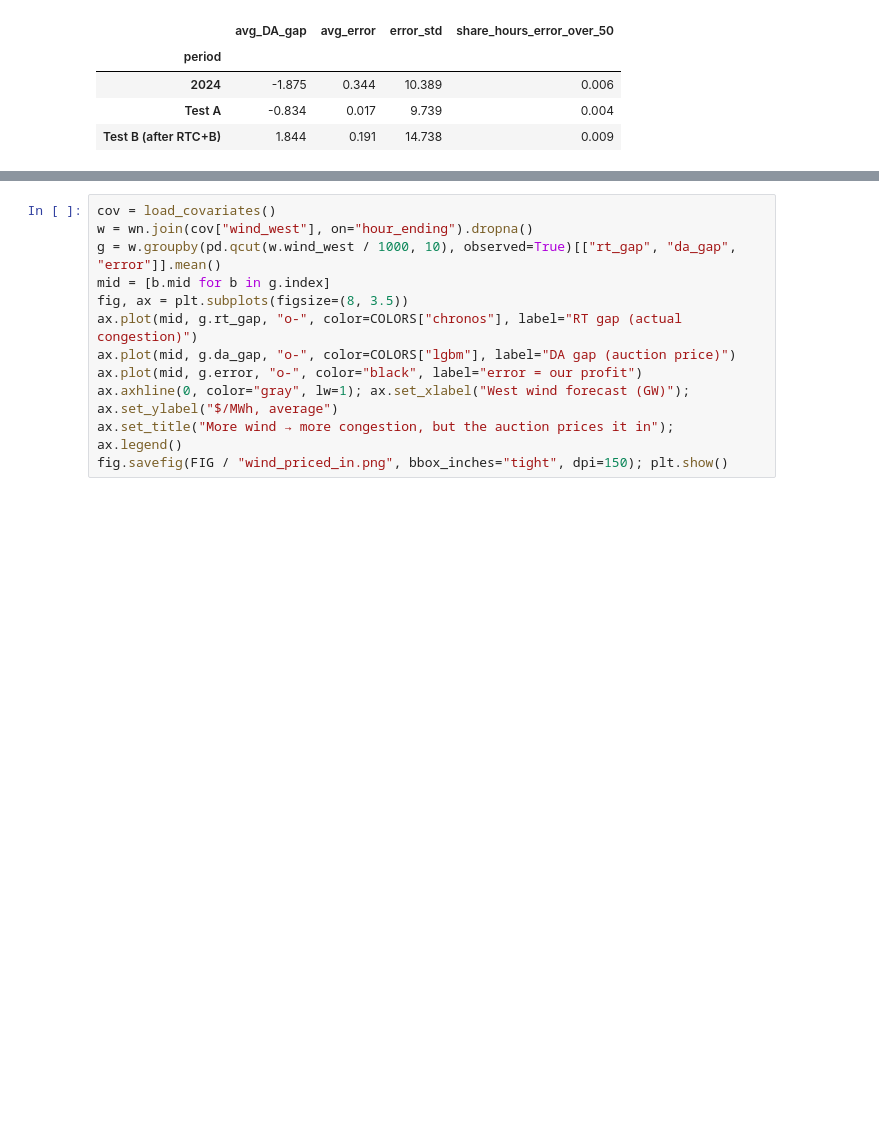
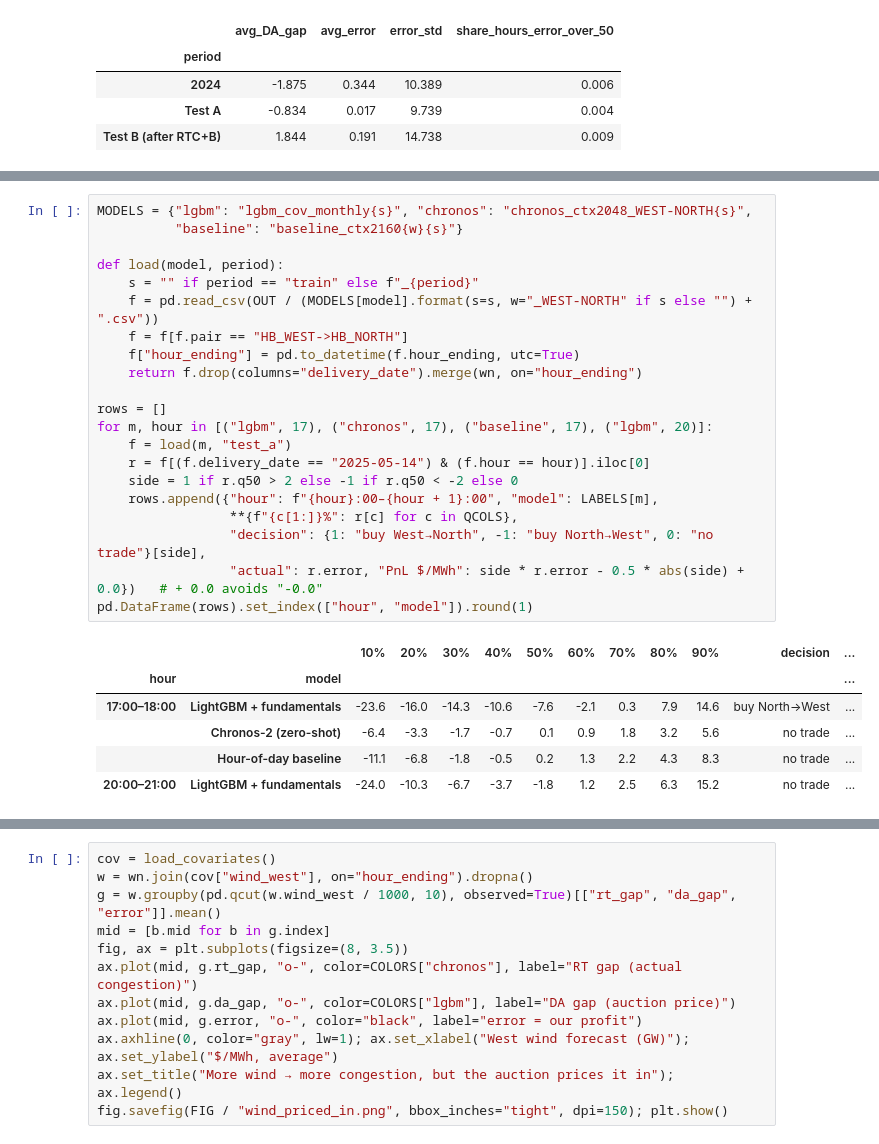
Before and after one commit to zhengwaihongben/project_applied_algorithm, a Jupyter notebook: notebooks/ptp_findings.ipynb, the cells around one changed output, grey strips where cells are left out. Cells and saved outputs as stored; diff of their text form; blank space fills up the shorter version.

```diff
--- a/notebooks/ptp_findings.ipynb
+++ b/notebooks/ptp_findings.ipynb
@@ -128,0 +171,28 @@ domain knowledge (wind, load) beats that.
+# %%
+MODELS = {"lgbm": "lgbm_cov_monthly{s}", "chronos": "chronos_ctx2048_WEST-NORTH{s}",
+          "baseline": "baseline_ctx2160{w}{s}"}
+
+def load(model, period):
+    s = "" if period == "train" else f"_{period}"
+    f = pd.read_csv(OUT / (MODELS[model].format(s=s, w="_WEST-NORTH" if s else "") + ".csv"))
+    f = f[f.pair == "HB_WEST->HB_NORTH"]
+    f["hour_ending"] = pd.to_datetime(f.hour_ending, utc=True)
+    return f.drop(columns="delivery_date").merge(wn, on="hour_ending")
+
+rows = []
+for m, hour in [("lgbm", 17), ("chronos", 17), ("baseline", 17), ("lgbm", 20)]:
+    f = load(m, "test_a")
+    r = f[(f.delivery_date == "2025-05-14") & (f.hour == hour)].iloc[0]
+    side = 1 if r.q50 > 2 else -1 if r.q50 < -2 else 0
+    rows.append({"hour": f"{hour}:00–{hour + 1}:00", "model": LABELS[m],
+                 **{f"{c[1:]}%": r[c] for c in QCOLS},
+                 "decision": {1: "buy West→North", -1: "buy North→West", 0: "no trade"}[side],
+                 "actual": r.error, "PnL $/MWh": side * r.error - 0.5 * abs(side) + 0.0})   # + 0.0 avoids "-0.0"
+pd.DataFrame(rows).set_index(["hour", "model"]).round(1)
+# %% [output]
+|  |  | 10% | 20% | 30% | 40% | 50% | 60% | 70% | 80% | 90% | decision | ... |
+| hour | model |  |  |  |  |  |  |  |  |  |  | ... |
+| 17:00–18:00 | LightGBM + fundamentals | -23.6 | -16.0 | -14.3 | -10.6 | -7.6 | -2.1 | 0.3 | 7.9 | 14.6 | buy North→West | ... |
+|  | Chronos-2 (zero-shot) | -6.4 | -3.3 | -1.7 | -0.7 | 0.1 | 0.9 | 1.8 | 3.2 | 5.6 | no trade | ... |
+|  | Hour-of-day baseline | -11.1 | -6.8 | -1.8 | -0.5 | 0.2 | 1.3 | 2.2 | 4.3 | 8.3 | no trade | ... |
+| 20:00–21:00 | LightGBM + fundamentals | -24.0 | -10.3 | -6.7 | -3.7 | -1.8 | 1.2 | 2.5 | 6.3 | 15.2 | no trade | ... |
```
Also changed, not shown: parts of 28 cells of this notebook, 4 other files.
